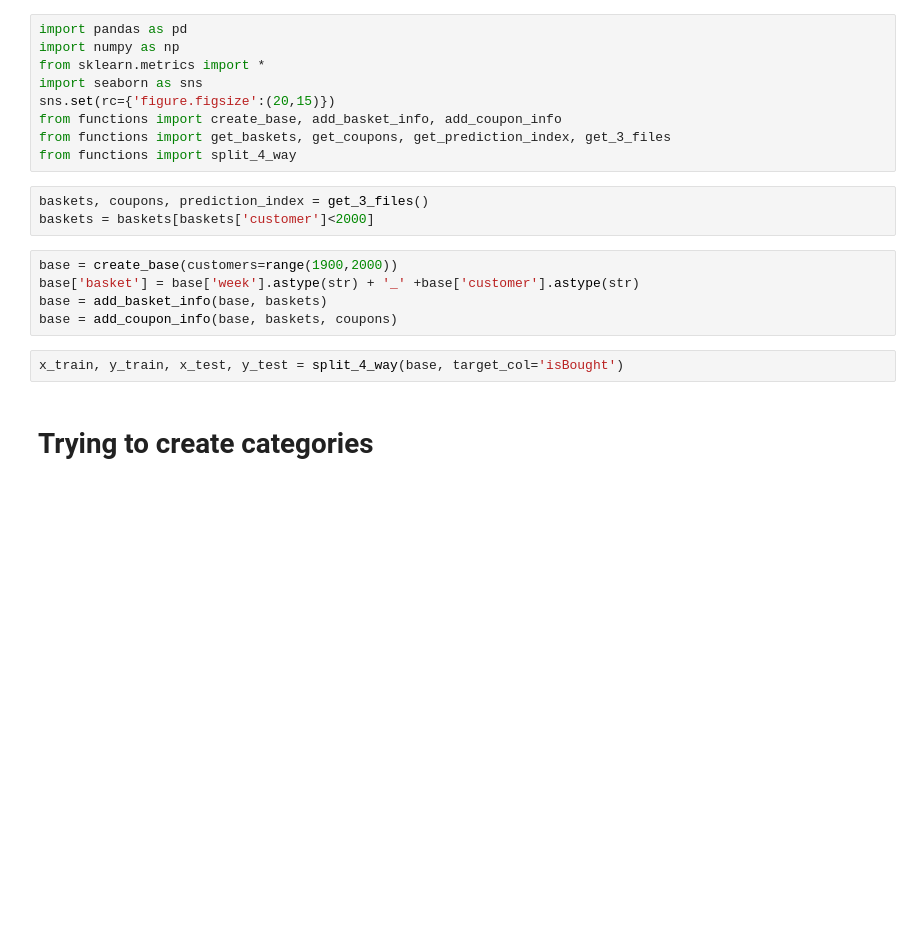
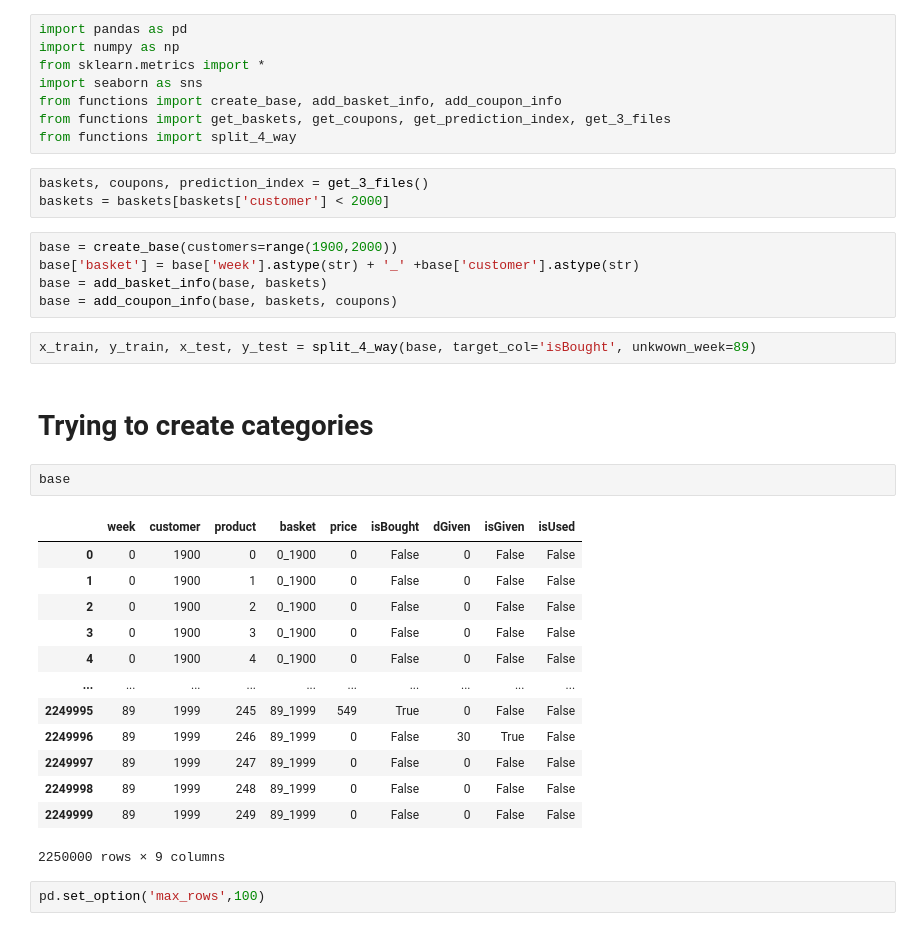
Before and after one commit to stijnbenja/BigData2, a Jupyter notebook: main.ipynb, the cells around one changed output. Saved outputs shown, nothing was run; the diff lists cells and outputs as text; blank space fills up the shorter version.

```diff
--- a/main.ipynb
+++ b/main.ipynb
@@ -3,19 +3,36 @@ import pandas as pd
 import numpy as np
 from sklearn.metrics import *
 import seaborn as sns
-sns.set(rc={'figure.figsize':(20,15)})
 from functions import create_base, add_basket_info, add_coupon_info
 from functions import get_baskets, get_coupons, get_prediction_index, get_3_files
 from functions import split_4_way
 # %%
 baskets, coupons, prediction_index = get_3_files()
-baskets = baskets[baskets['customer']<2000]
+baskets = baskets[baskets['customer'] < 2000]
 # %%
 base = create_base(customers=range(1900,2000))
 base['basket'] = base['week'].astype(str) + '_' +base['customer'].astype(str)
 base = add_basket_info(base, baskets)
 base = add_coupon_info(base, baskets, coupons)
 # %%
-x_train, y_train, x_test, y_test = split_4_way(base, target_col='isBought')
+x_train, y_train, x_test, y_test = split_4_way(base, target_col='isBought', unkwown_week=89)
 # %% [markdown]
 # Trying to create categories
+# %%
+base
+# %% [output]
+|  | week | customer | product | basket | price | isBought | dGiven | isGiven | isUsed |
+| 0 | 0 | 1900 | 0 | 0_1900 | 0 | False | 0 | False | False |
+| 1 | 0 | 1900 | 1 | 0_1900 | 0 | False | 0 | False | False |
+| 2 | 0 | 1900 | 2 | 0_1900 | 0 | False | 0 | False | False |
+| 3 | 0 | 1900 | 3 | 0_1900 | 0 | False | 0 | False | False |
+| 4 | 0 | 1900 | 4 | 0_1900 | 0 | False | 0 | False | False |
+| ... | ... | ... | ... | ... | ... | ... | ... | ... | ... |
+| 2249995 | 89 | 1999 | 245 | 89_1999 | 549 | True | 0 | False | False |
+| 2249996 | 89 | 1999 | 246 | 89_1999 | 0 | False | 30 | True | False |
+| 2249997 | 89 | 1999 | 247 | 89_1999 | 0 | False | 0 | False | False |
+| 2249998 | 89 | 1999 | 248 | 89_1999 | 0 | False | 0 | False | False |
+| 2249999 | 89 | 1999 | 249 | 89_1999 | 0 | False | 0 | False | False |
+2250000 rows × 9 columns
+# %%
+pd.set_option('max_rows',100)
```
Also changed, not shown: parts of 6 cells of this notebook, 1 other file.
